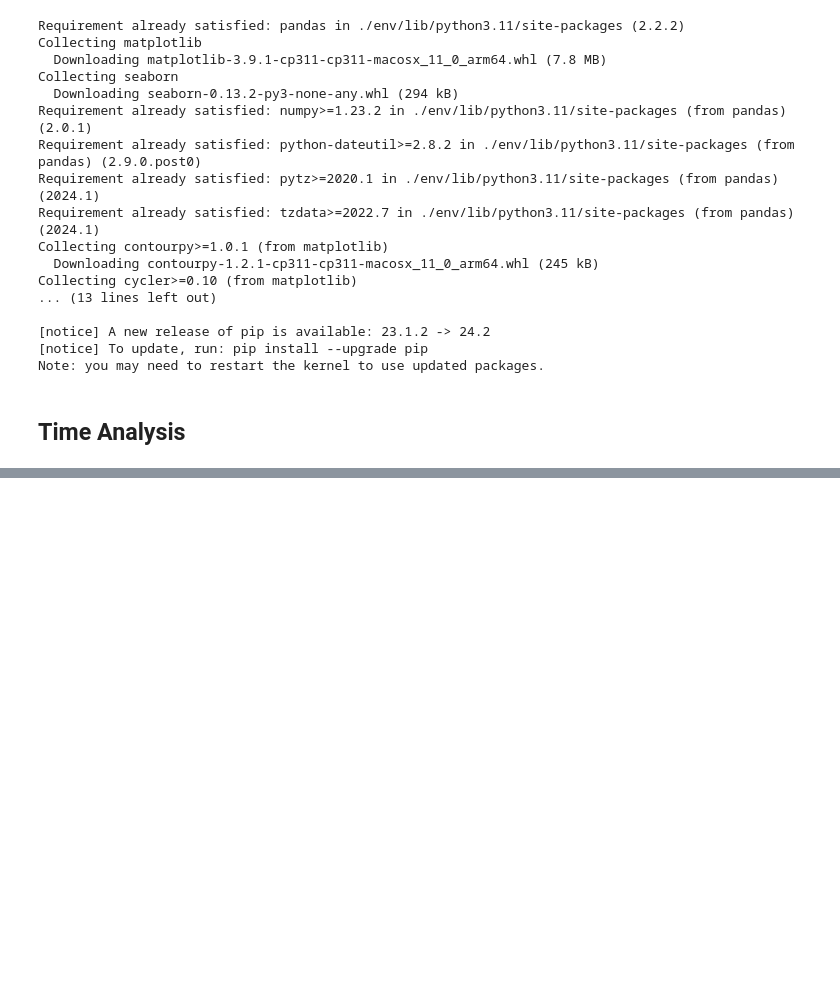
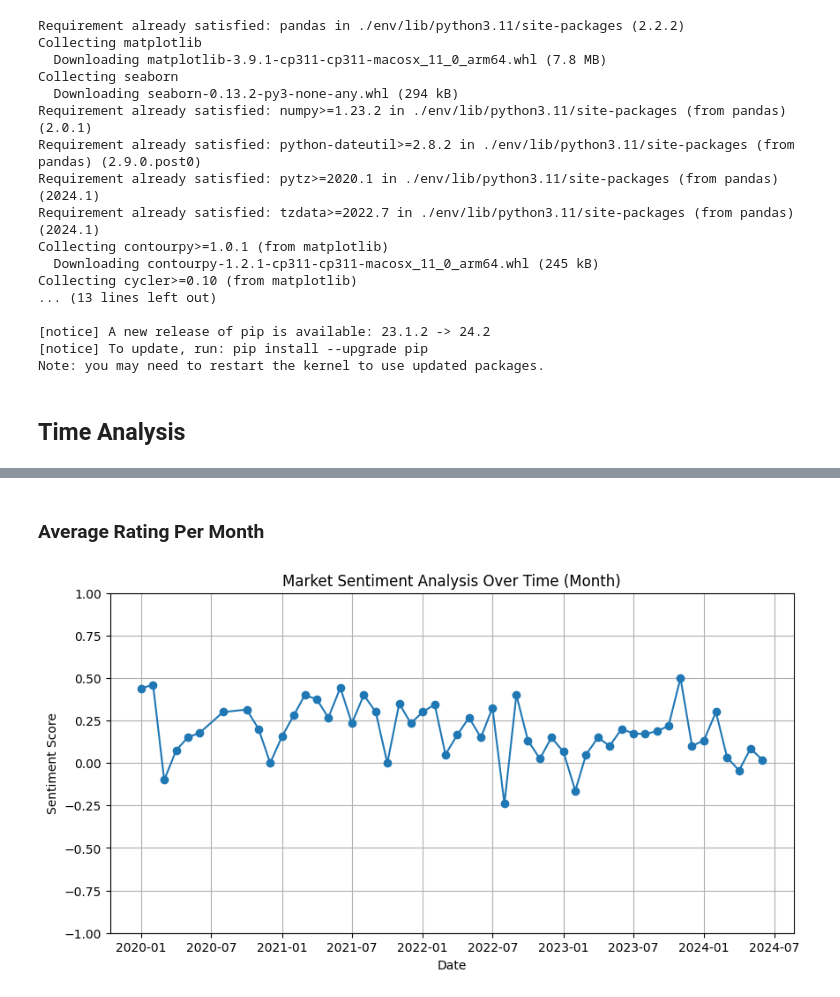
Before and after one commit to loowenwen/jtc-market-sentiments, a Jupyter notebook: market_sentiments.ipynb, the cells around one changed output, grey strips where cells are left out. Drawn from its saved outputs; the diff is of its cells as text; code cells hidden in the pictures; blank space fills up the shorter version.

```diff
--- a/market_sentiments.ipynb
+++ b/market_sentiments.ipynb
@@ -82,0 +52,19 @@ plt.show()
+# %% [markdown]
+### Average Rating Per Month
+# %%
+sentiments['Year Month'] = sentiments['Date'].dt.to_period('M')
+sentiments_month = sentiments.groupby('Year Month').agg({'Rating': 'mean'}).reset_index()
+sentiments_month['Year Month'] = sentiments_month['Year Month'].dt.to_timestamp()
+
+plt.figure(figsize=(10, 5))
+plt.plot(sentiments_month['Year Month'], sentiments_month['Rating'], marker='o')
+
+plt.title('Market Sentiment Analysis Over Time (Month)')
+plt.xlabel('Date')
+plt.ylabel('Sentiment Score')
+plt.ylim(-1, 1)
+plt.grid(True)
+
+plt.show()
+# %% [output]
+[figure, added]
```
Also changed, not shown: parts of 6 cells of this notebook, 1 other file.
